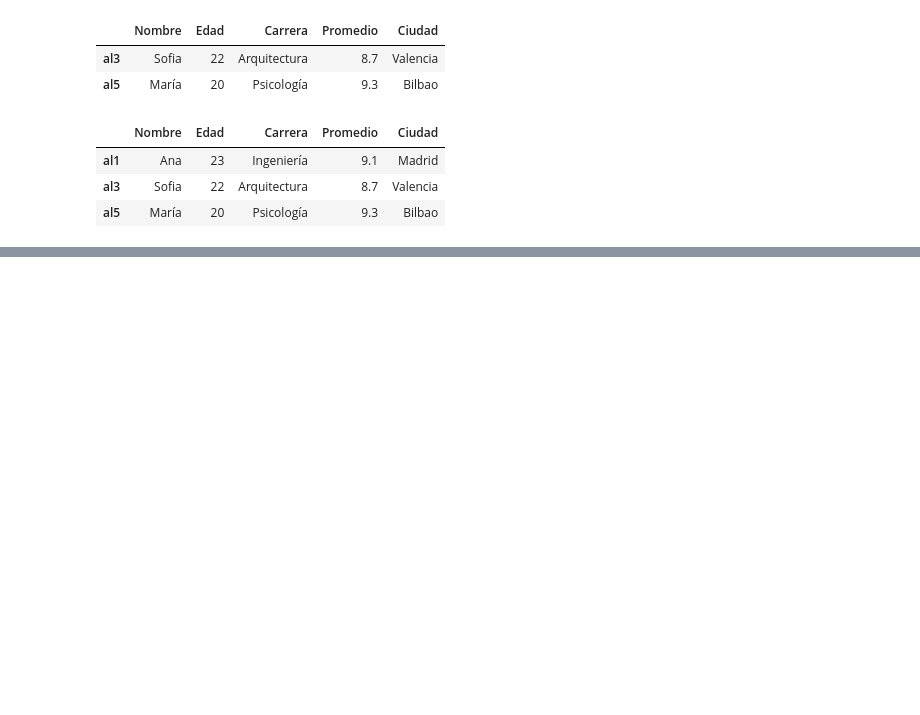
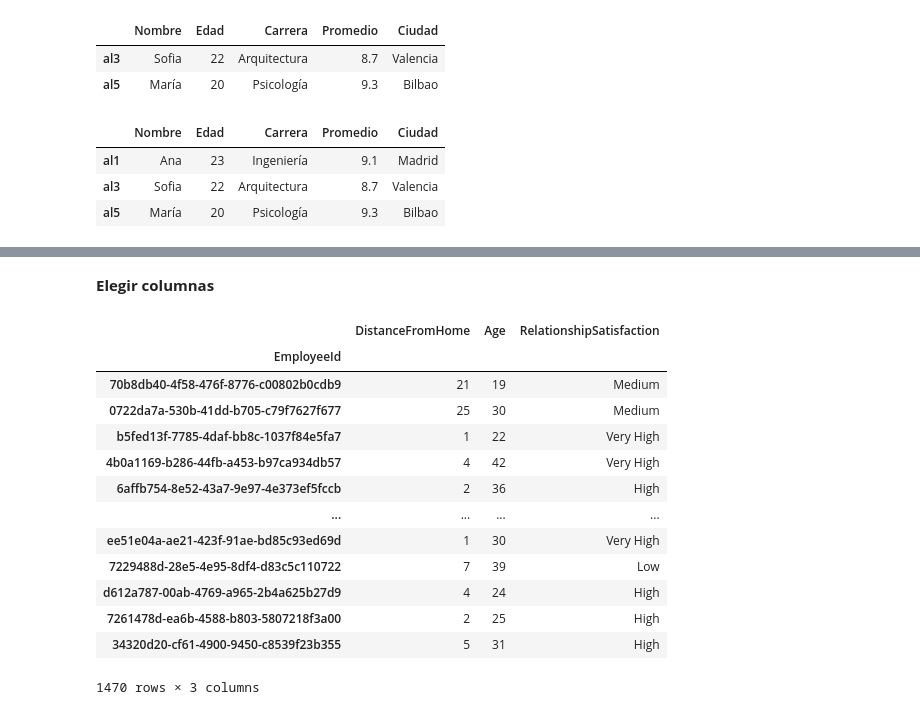
Before and after one commit to jgilsu11/Teoria, a Jupyter notebook: Modulo2/teoria/pandas propio.ipynb, the cells around one changed output, grey strips where cells are left out. Drawn from its saved outputs; the diff is of its cells as text; code cells hidden in the pictures; blank space fills up the shorter version.

```diff
--- a/Modulo2/teoria/pandas propio.ipynb
+++ b/Modulo2/teoria/pandas propio.ipynb
@@ -87,0 +115,21 @@ df.iloc[::2, :]   #Para que nos coja todas las columnas de Ana, María y Sofía
+# %% [markdown]
+**Elegir columnas**
+# %%
+df_ibm.columns                 #Nos muestra todos los nombres de las columnas
+df2= df_ibm.loc[:, ["DistanceFromHome", "Age", "RelationshipSatisfaction"]]            #Esto es para seleccionar las columnas q quiero
+df_ibm[["DistanceFromHome", "Age", "RelationshipSatisfaction"]]          #Si solo nos interesa elegir columnas esta sintaxis nos vale
+# %% [output]
+|  | DistanceFromHome | Age | RelationshipSatisfaction |
+| EmployeeId |  |  |  |
+| 70b8db40-4f58-476f-8776-c00802b0cdb9 | 21 | 19 | Medium |
+| 0722da7a-530b-41dd-b705-c79f7627f677 | 25 | 30 | Medium |
+| b5fed13f-7785-4daf-bb8c-1037f84e5fa7 | 1 | 22 | Very High |
+| 4b0a1169-b286-44fb-a453-b97ca934db57 | 4 | 42 | Very High |
+| 6affb754-8e52-43a7-9e97-4e373ef5fccb | 2 | 36 | High |
+| ... | ... | ... | ... |
+| ee51e04a-ae21-423f-91ae-bd85c93ed69d | 1 | 30 | Very High |
+| 7229488d-28e5-4e95-8df4-d83c5c110722 | 7 | 39 | Low |
+| d612a787-00ab-4769-a965-2b4a625b27d9 | 4 | 24 | High |
+| 7261478d-ea6b-4588-b803-5807218f3a00 | 2 | 25 | High |
+| 34320d20-cf61-4900-9450-c8539f23b355 | 5 | 31 | High |
+1470 rows × 3 columns
```
Also changed, not shown: parts of 25 cells of this notebook.
